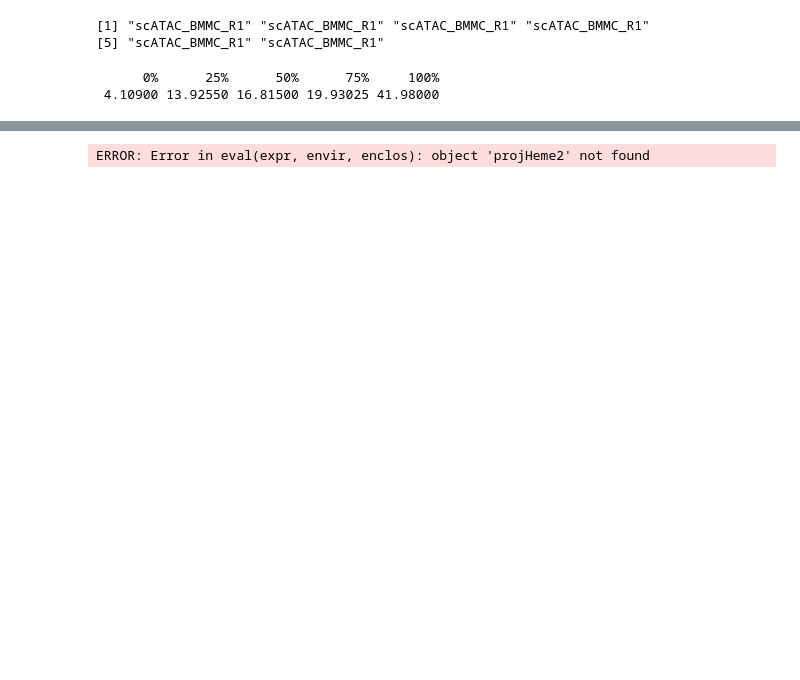
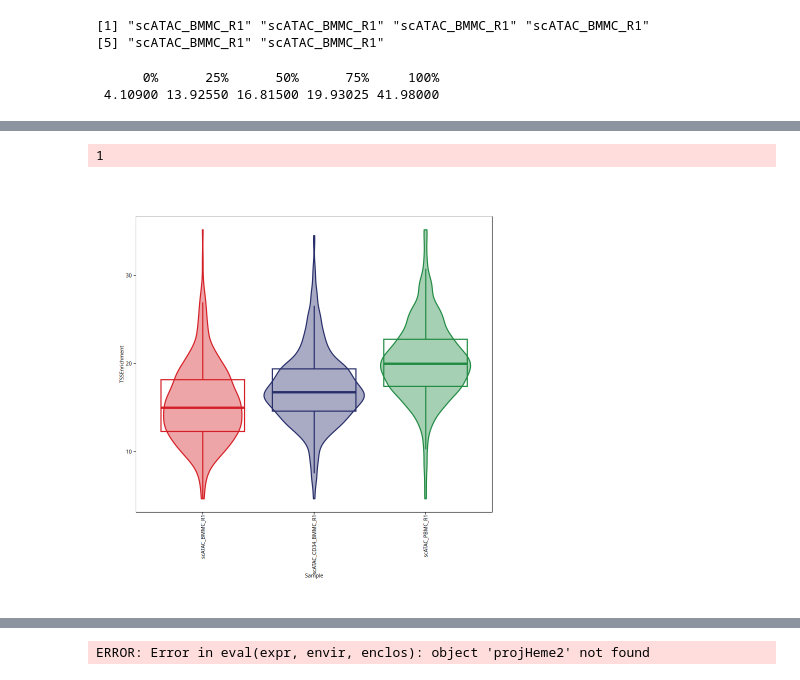
Before and after one commit to azizilab/decipher, a Jupyter notebook: atacseq.ipynb, the cells around one changed output, grey strips where cells are left out. Saved outputs shown, nothing was run; the diff lists cells and outputs as text; code cells hidden in the pictures; blank space fills up the shorter version.

```diff
--- a/atacseq.ipynb
+++ b/atacseq.ipynb
@@ -172,0 +376,14 @@ print(quantile(projHeme1$TSSEnrichment))
+# %%
+p2 <- plotGroups(
+    ArchRProj = projHeme1,
+    groupBy = "Sample",
+    colorBy = "cellColData",
+    name = "TSSEnrichment",
+    plotAs = "violin",
+    alpha = 0.4,
+    addBoxPlot = TRUE
+)
+p2
+# %% [output]
+1
+[figure, added]
```
Also changed, not shown: parts of 38 cells of this notebook, 5 other files.
